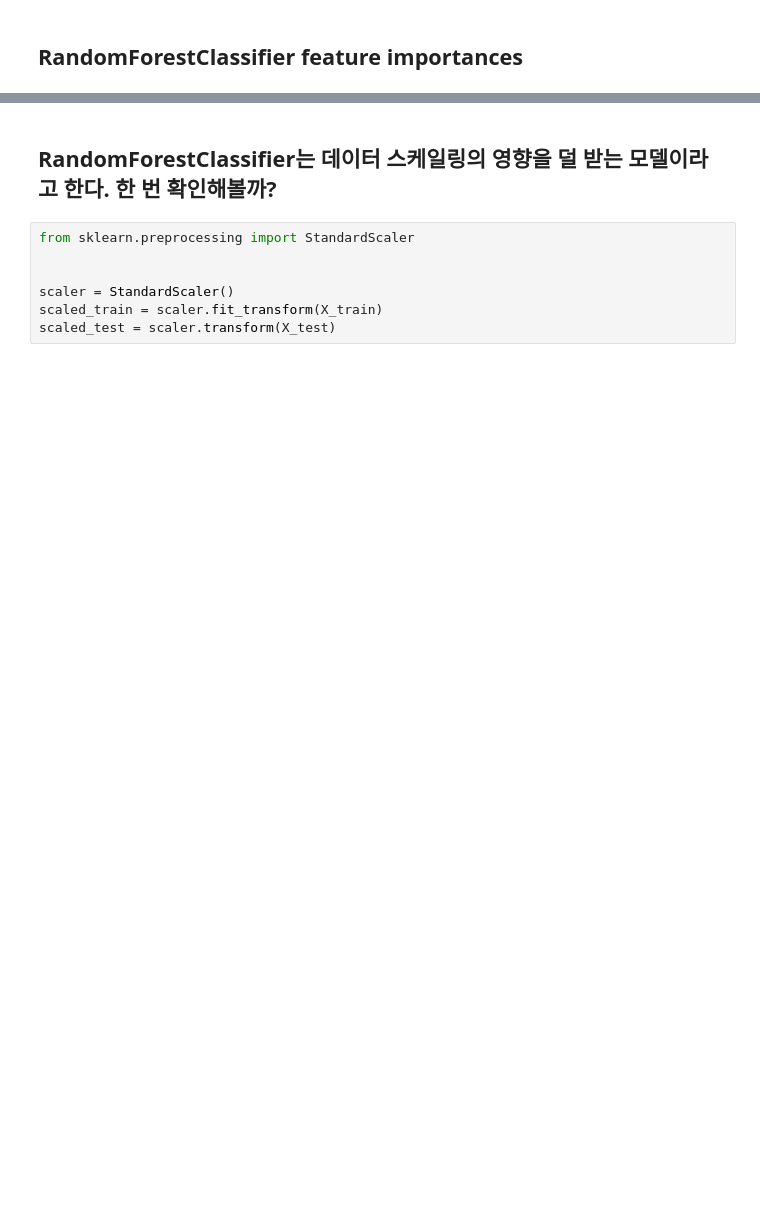
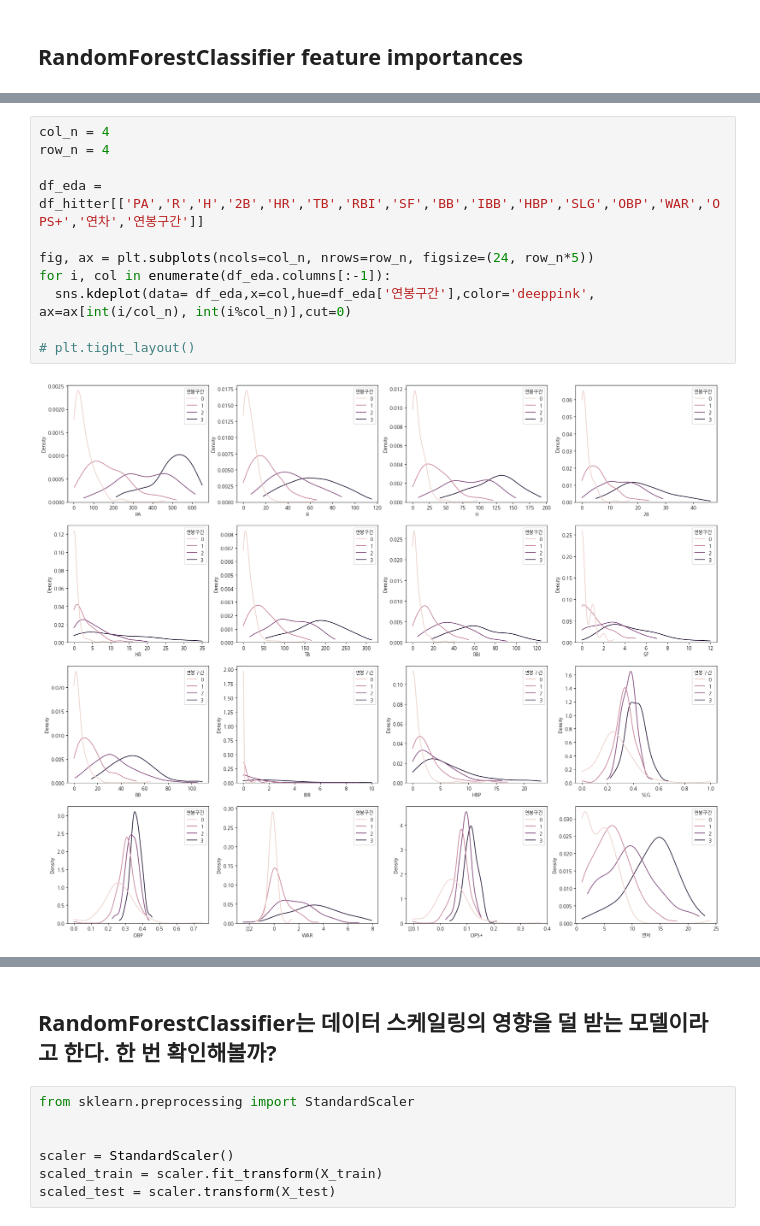
Before and after one commit to zefo38/kbo_salary, a Jupyter notebook: 07. Classifier Modeling.ipynb, the cells around one changed output, grey strips where cells are left out. Cells and saved outputs as stored; diff of their text form; blank space fills up the shorter version.

```diff
--- a/07. Classifier Modeling.ipynb
+++ b/07. Classifier Modeling.ipynb
@@ -262,2 +360,15 @@ data.columns.tolist()
+# %%
+col_n = 4
+row_n = 4
+
+df_eda = df_hitter[['PA','R','H','2B','HR','TB','RBI','SF','BB','IBB','HBP','SLG','OBP','WAR','OPS+','연차','연봉구간']]
+
+fig, ax = plt.subplots(ncols=col_n, nrows=row_n, figsize=(24, row_n*5))
+for i, col in enumerate(df_eda.columns[:-1]):
+  sns.kdeplot(data= df_eda,x=col,hue=df_eda['연봉구간'],color='deeppink', ax=ax[int(i/col_n), int(i%col_n)],cut=0)
+
+# plt.tight_layout()
+# %% [output]
+[figure, added]
 # %%
 from sklearn.ensemble import RandomForestClassifier
```
Also changed, not shown: parts of 39 cells of this notebook, 2 other files.
